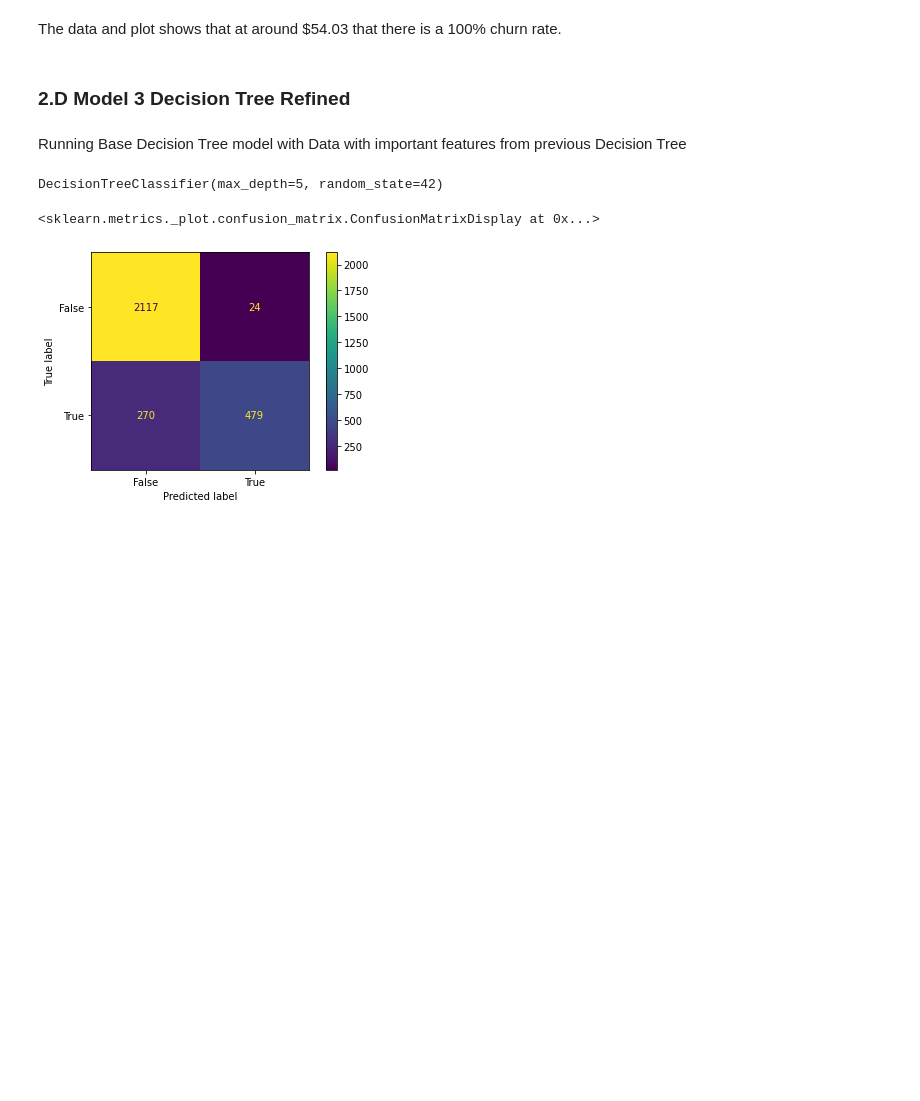
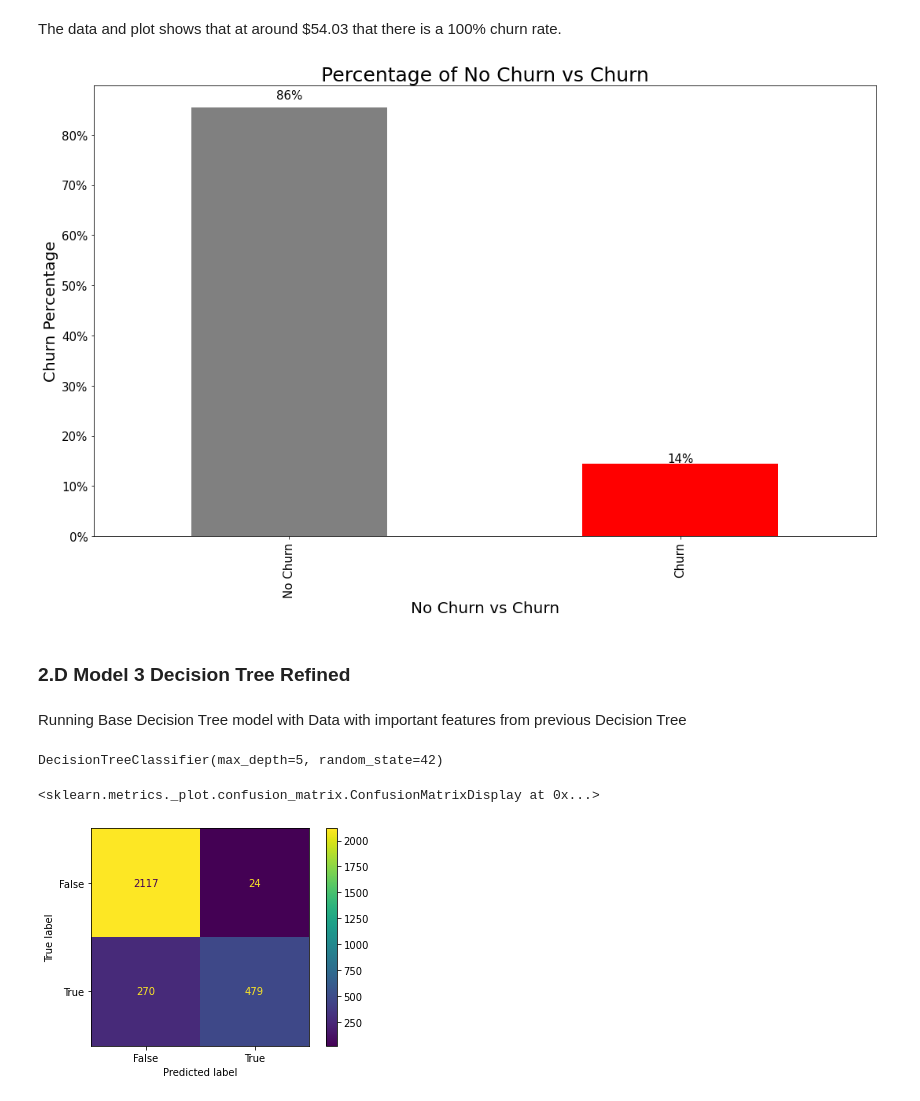
Before and after one commit to anguyen61191/SyriaTel-Customer-Churn, a Jupyter notebook: SyriaTelecommunication.ipynb, the cells around one changed output. Saved outputs shown, nothing was run; the diff lists cells and outputs as text; code cells hidden in the pictures; blank space fills up the shorter version.

```diff
--- a/SyriaTelecommunication.ipynb
+++ b/SyriaTelecommunication.ipynb
@@ -795,5 +808,35 @@ plt.savefig('img/Distribution_Total_Day_Charge.png', bbox_inches = "tight")
 # %% [markdown]
 The data and plot shows that at around $54.03 that there is a 100% churn rate.
+# %%
+# Churn vs no Churn Bar Chart for Presentation data slide
+
+fig, ax = plt.subplots(figsize=(15,10))
+
+ax = (df_churn_no_churn.churn_no_churn.value_counts(normalize=True, sort=True)).plot.bar(color = {'grey', 'red'})
+plt.title('Percentage of No Churn vs Churn', fontsize = 25)
+
+ax.tick_params(axis = 'both', labelsize = 15)
+
+plt.xlabel('No Churn vs Churn', fontsize = 20)
+
+plt.ylabel('Churn Percentage', fontsize = 20)
+
+ax.set_xticklabels(['No Churn', 'Churn'])
+
+ax.get_yaxis().set_major_formatter(ticker.FuncFormatter((lambda x, pos: '{:.0%}'.format(x))))
+
+for p in ax.patches:
+    width = p.get_width()
+    height = p.get_height()
+    x, y = p.get_xy()
+    ax.annotate(f'{height:.0%}', (x + width/2, y + height*1.02), ha='center' , size = 15)
+
+
+plt.tight_layout()
+
+plt.savefig('img/ChurnPercentage.png', bbox_inches = "tight")
+# %% [output]
+[figure, added]
 # %% [markdown]
 ### 2.D Model 3 Decision Tree Refined
 # %% [markdown]
```
Also changed, not shown: parts of 13 cells of this notebook, 4 other files.
